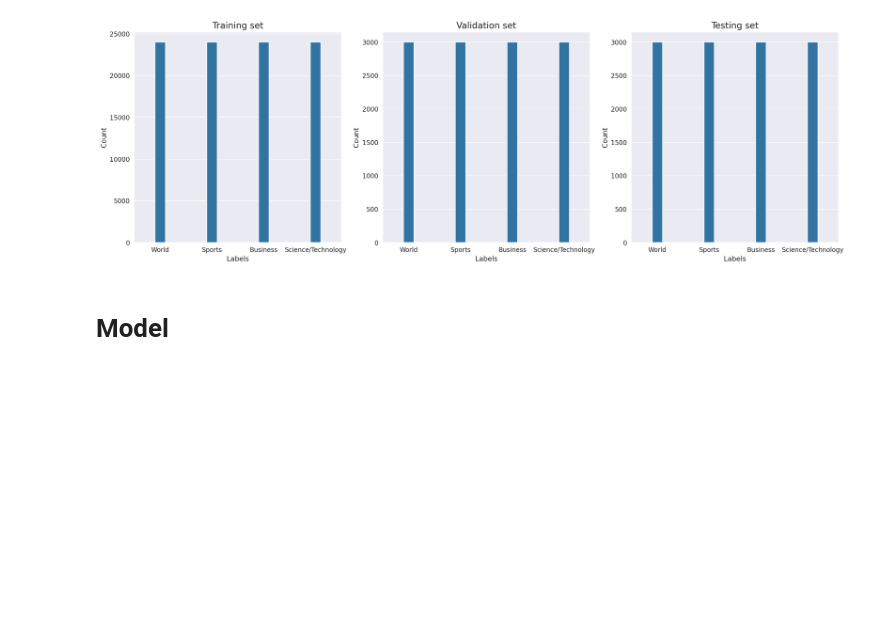
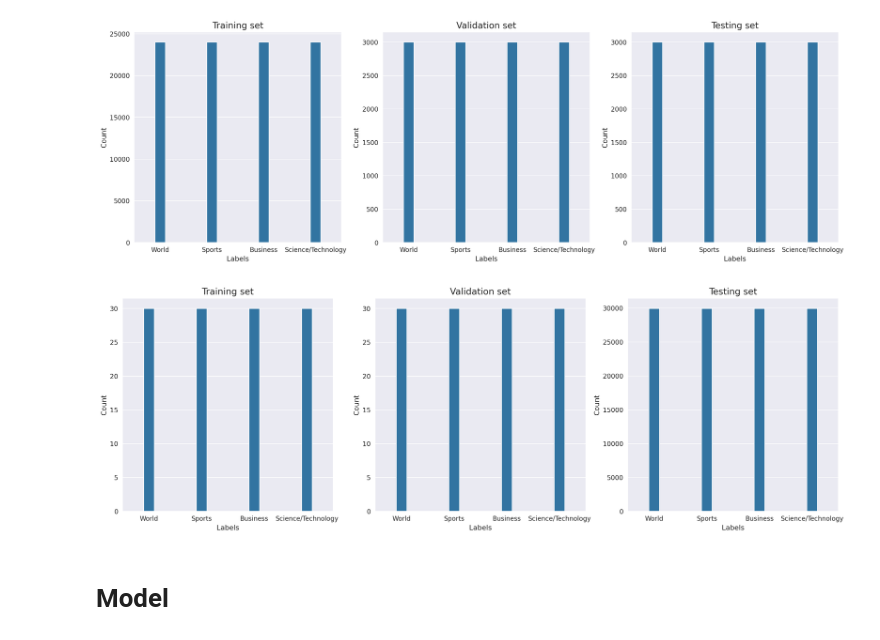
Before and after one commit to AndriiDubovyk/text-classification, a Jupyter notebook: notebook.ipynb, the cells around one changed output. Drawn from its saved outputs; the diff is of its cells as text; code cells hidden in the pictures; blank space fills up the shorter version.

```diff
--- a/notebook.ipynb
+++ b/notebook.ipynb
@@ -83,9 +83,10 @@ Create Text Preprocessor
 # %%
 nltk.download('stopwords')
 nltk.download('punkt')
+nltk.download('wordnet')
 
 class TextPreprocessor:
-    def __init__(self, language="english", use_lemmatization=False, use_stemming=True):
+    def __init__(self, language="english", use_lemmatization=True, use_stemming=False):
         self.language = language
         self.use_stemming = use_stemming
         self.use_lemmatization = use_lemmatization
@@ -154,14 +156,19 @@ df.sample(5)
 # %% [markdown]
 # Train Test Split
 # %%
-X_train, X_temp = train_test_split(df, test_size = 0.2, stratify = df['label'], random_state = 42)
+X_train, X_temp = train_test_split(df, test_size = 0.2, stratify = df['label'], random_state = 25)
+X_test, X_val = train_test_split(X_temp, test_size = 0.5, stratify = X_temp['label'], random_state = 25)
 
-labels_test_val = X_temp['label']
-
-X_test, X_val = train_test_split(X_temp, test_size = 0.5, stratify = labels_test_val, random_state = 42)
+X_train2, X_temp2 = train_test_split(df, test_size = 0.999, stratify = df['label'], random_state = 25)
+X_test2, X_val2 = train_test_split(X_temp2, test_size = 0.001 / 0.999, stratify = X_temp2['label'], random_state = 25)
 
 print(f'The shape of train data {X_train.shape}')
+print(f'The shape of validation data {X_val.shape}')
 print(f'The shape of test data {X_test.shape}')
-print(f'The shape of validation data {X_val.shape}')
+
+
+print(f'The shape 2 of train data {X_train2.shape}')
+print(f'The shape 2 of validation data {X_val2.shape}')
+print(f'The shape 2 of test data {X_test2.shape}')
 # %% [output]
 The shape of train data (96000, 2)
@@ -199,6 +209,36 @@ plt.ylabel('Count',fontsize=11)
 plt.show()
 # %% [output]
 [figure]
+# %%
+label1, count1 = np.unique(X_train2.label,return_counts=True)
+label2, count2 = np.unique(X_val2.label,return_counts=True)
+label3, count3 = np.unique(X_test2.label,return_counts=True)
+
+uni1 = pd.DataFrame(data=count1,index=classes,columns=['Count1'])
+uni2 = pd.DataFrame(data=count2,index=classes,columns=['Count2'])
+uni3 = pd.DataFrame(data=count3,index=classes,columns=['Count3'])
+
+plt.figure(figsize=(20,6),dpi=200)
+sns.set_style('darkgrid')
+
+plt.subplot(131)
+sns.barplot(data=uni1,x=uni1.index,y='Count1',width=0.2).set_title('Training set',fontsize=14)
+plt.xlabel('Labels',fontsize=11)
+plt.ylabel('Count',fontsize=11)
+
+plt.subplot(132)
+sns.barplot(data=uni2,x=uni2.index,y='Count2',width=0.2).set_title('Validation set',fontsize=14)
+plt.xlabel('Labels',fontsize=11)
+plt.ylabel('Count',fontsize=11)
+
+plt.subplot(133)
+sns.barplot(data=uni3,x=uni3.index,y='Count3',width=0.2).set_title('Testing set',fontsize=14)
+plt.xlabel('Labels',fontsize=11)
+plt.ylabel('Count',fontsize=11)
+
+plt.show()
+# %% [output]
+[figure, added]
 # %% [markdown]
 # Model
 # %% [markdown]
```
Also changed, not shown: parts of 15 cells of this notebook.
